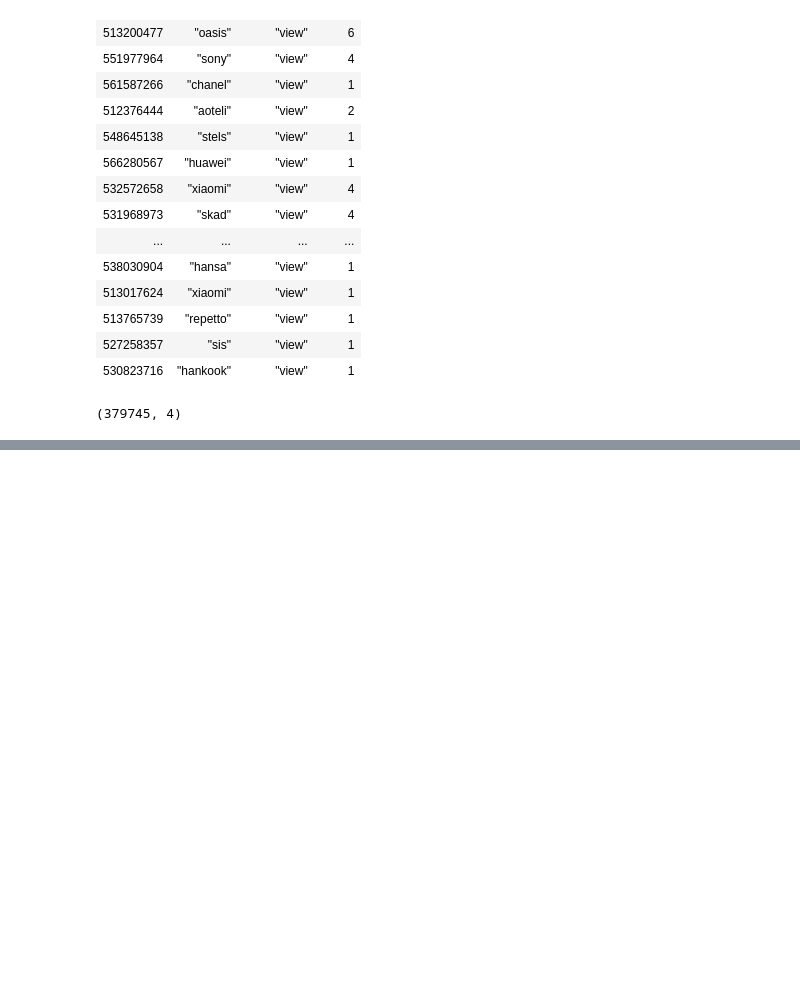
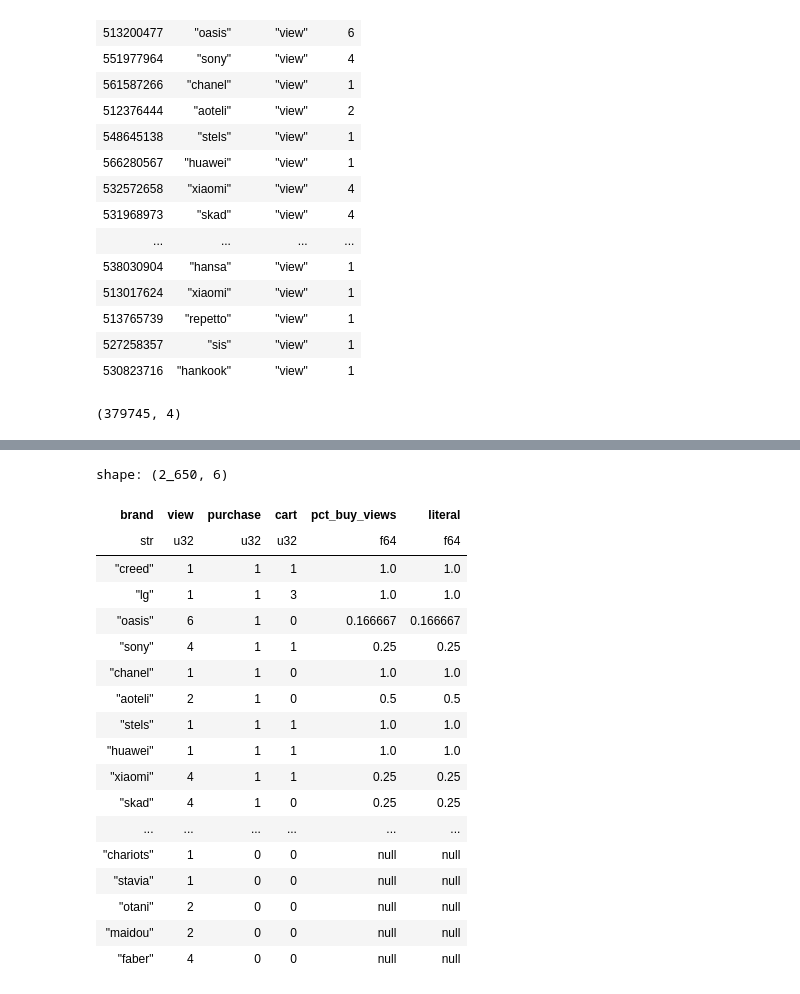
Before and after one commit to GiacomoMeloni/Exploring-polars, a Jupyter notebook: 3-group_by_ops.ipynb, the cells around one changed output, grey strips where cells are left out. Cells and saved outputs as stored; diff of their text form; code cells hidden in the pictures; blank space fills up the shorter version.

Commit message:
Added operations on groupby and pivot methods

```diff
--- a/3-group_by_ops.ipynb
+++ b/3-group_by_ops.ipynb
@@ -306,0 +337,13 @@ shape: (5, 5)
+# %%
+%%time
+
+df_user_brand_event_pvt_views4buy = df_user_brand_event.pivot(
+    values="count",
+    index=["brand"],
+    columns="event_type"
+).with_columns(
+    (pl.col("purchase") / pl.col("view")).alias("pct_buy_views"),
+    (pl.col("purchase").fill_null(strategy="zero")),
+    (pl.col("view").fill_null(strategy="zero")),
+    (pl.col("cart").fill_null(strategy="zero"))
+)
@@ -306,0 +353,7 @@ shape: (5, 5)
+# %%
+%%time
+
+df_user_brand_event_pvt_views4buy.with_columns(
+    pl.when(pl.col("pct_buy_views").is_infinite()).then(None).otherwise(pl.col("pct_buy_views"))
+)
+# %% [output]
@@ -306,0 +362,19 @@ shape: (5, 5)
+shape: (2_650, 6)
+| brand | view | purchase | cart | pct_buy_views | literal |
+| str | u32 | u32 | u32 | f64 | f64 |
+| "creed" | 1 | 1 | 1 | 1.0 | 1.0 |
+| "lg" | 1 | 1 | 3 | 1.0 | 1.0 |
+| "oasis" | 6 | 1 | 0 | 0.166667 | 0.166667 |
+| "sony" | 4 | 1 | 1 | 0.25 | 0.25 |
+| "chanel" | 1 | 1 | 0 | 1.0 | 1.0 |
+| "aoteli" | 2 | 1 | 0 | 0.5 | 0.5 |
+| "stels" | 1 | 1 | 1 | 1.0 | 1.0 |
+| "huawei" | 1 | 1 | 1 | 1.0 | 1.0 |
+| "xiaomi" | 4 | 1 | 1 | 0.25 | 0.25 |
+| "skad" | 4 | 1 | 0 | 0.25 | 0.25 |
+| ... | ... | ... | ... | ... | ... |
+| "chariots" | 1 | 0 | 0 | null | null |
+| "stavia" | 1 | 0 | 0 | null | null |
+| "otani" | 2 | 0 | 0 | null | null |
+| "maidou" | 2 | 0 | 0 | null | null |
+| "faber" | 4 | 0 | 0 | null | null |
```
Also changed, not shown: parts of 4 cells of this notebook.
